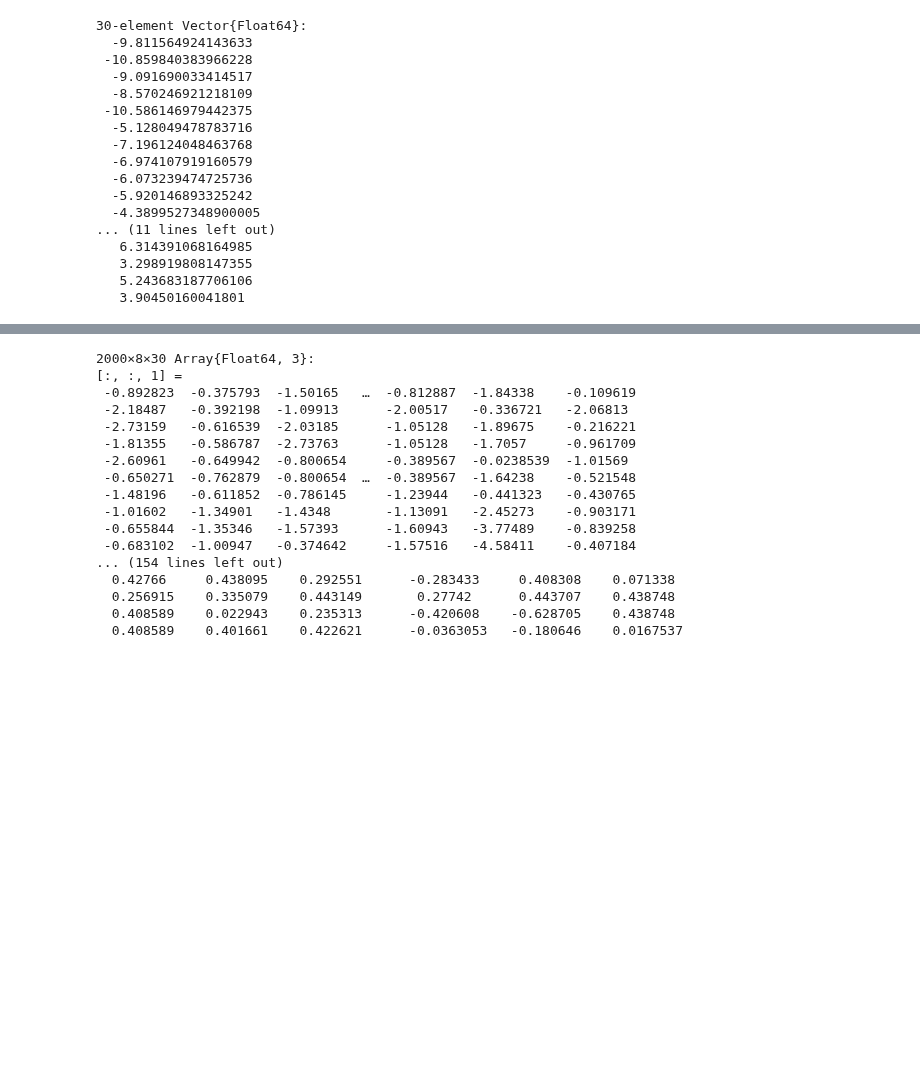
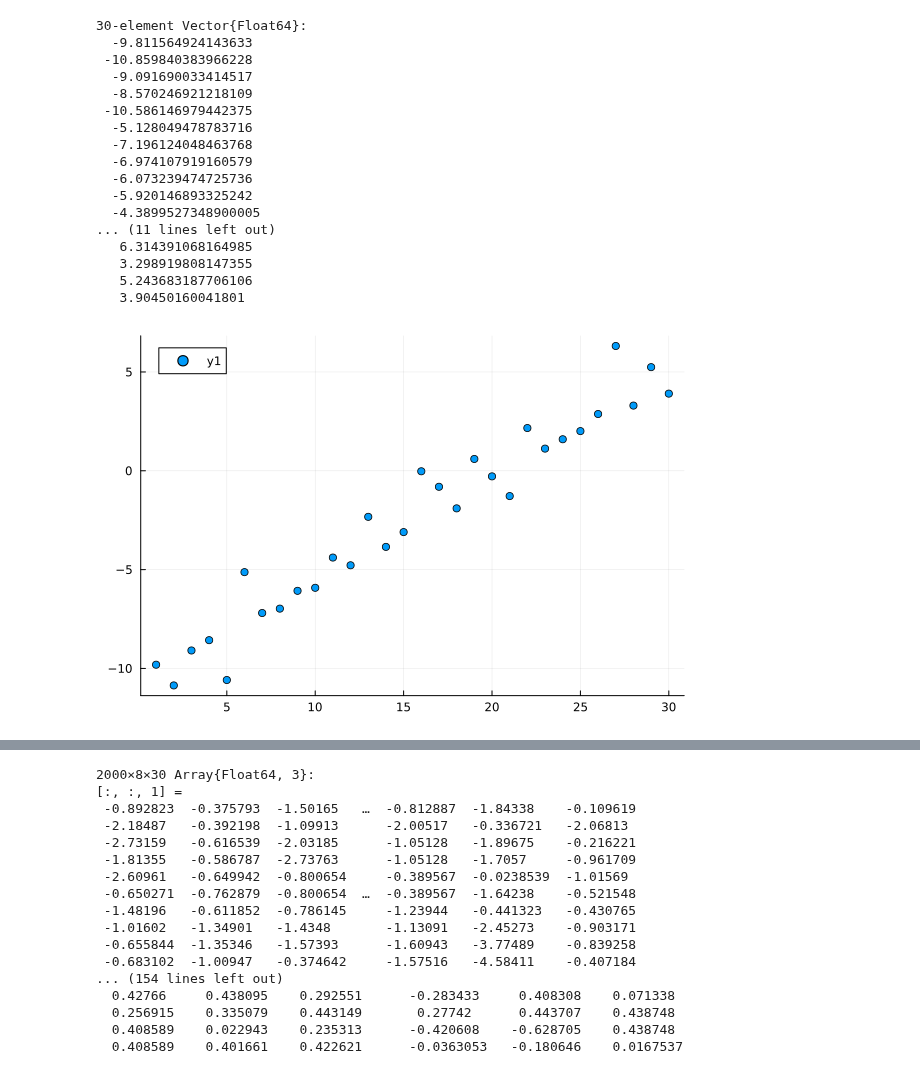
Before and after one commit to e34smith/LOO_PIT_Manual, a Jupyter notebook: Capse_Planck/EthanVsMarcoManualLOOPIT.ipynb, the cells around one changed output, grey strips where cells are left out. Saved outputs shown, nothing was run; the diff lists cells and outputs as text; code cells hidden in the pictures; blank space fills up the shorter version.

```diff
--- a/Capse_Planck/EthanVsMarcoManualLOOPIT.ipynb
+++ b/Capse_Planck/EthanVsMarcoManualLOOPIT.ipynb
@@ -63,6 +75,10 @@ y = rand(MvNormal(a_true .* x .+ b_true, S))
    3.298919808147355
    5.243683187706106
    3.90450160041801
+# %%
+scatter(y)
+# %% [output]
+[figure, added]
 # %%
 # Sample from the model using 8 parallel chains
 chns = sample(myfoo(SL, x) | (; y), NUTS(), MCMCThreads(), 2000, 8)
```
Also changed, not shown: parts of 16 cells of this notebook, 2 other files.
